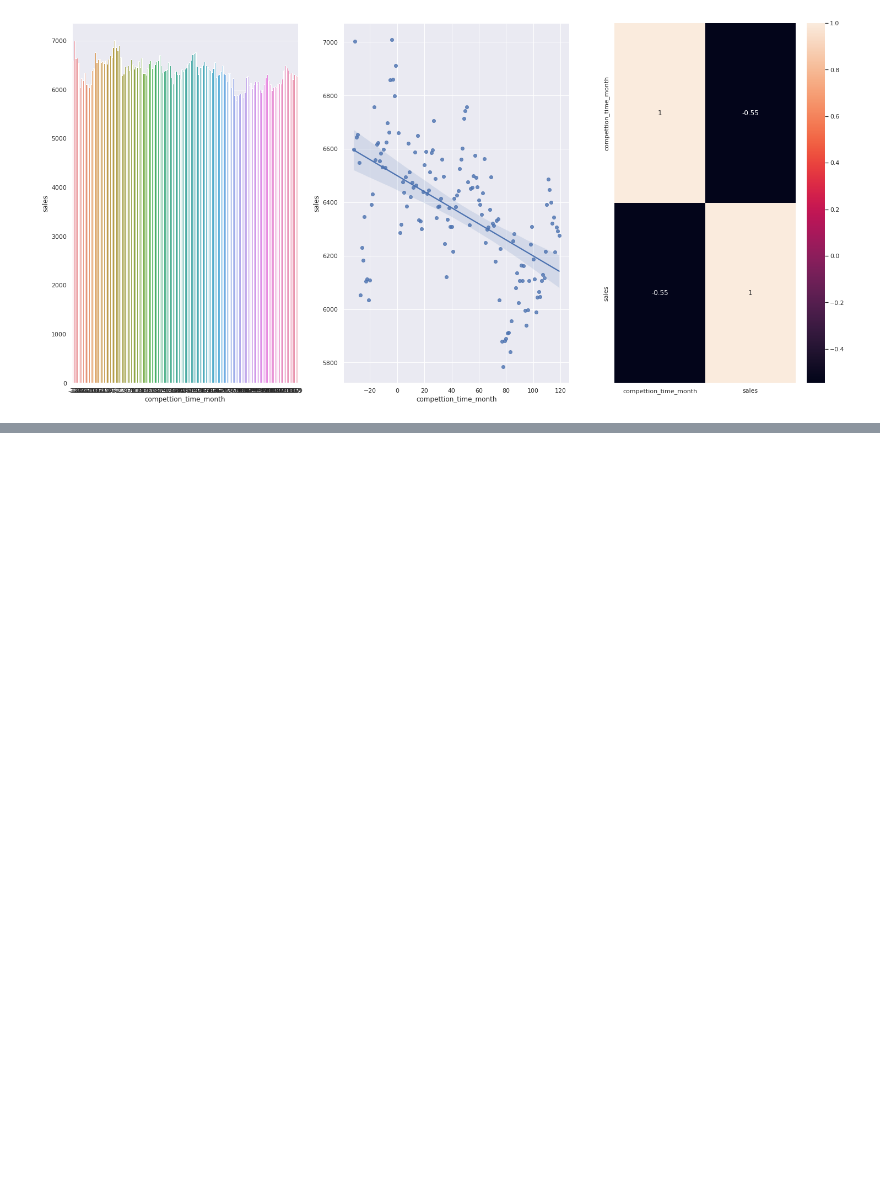
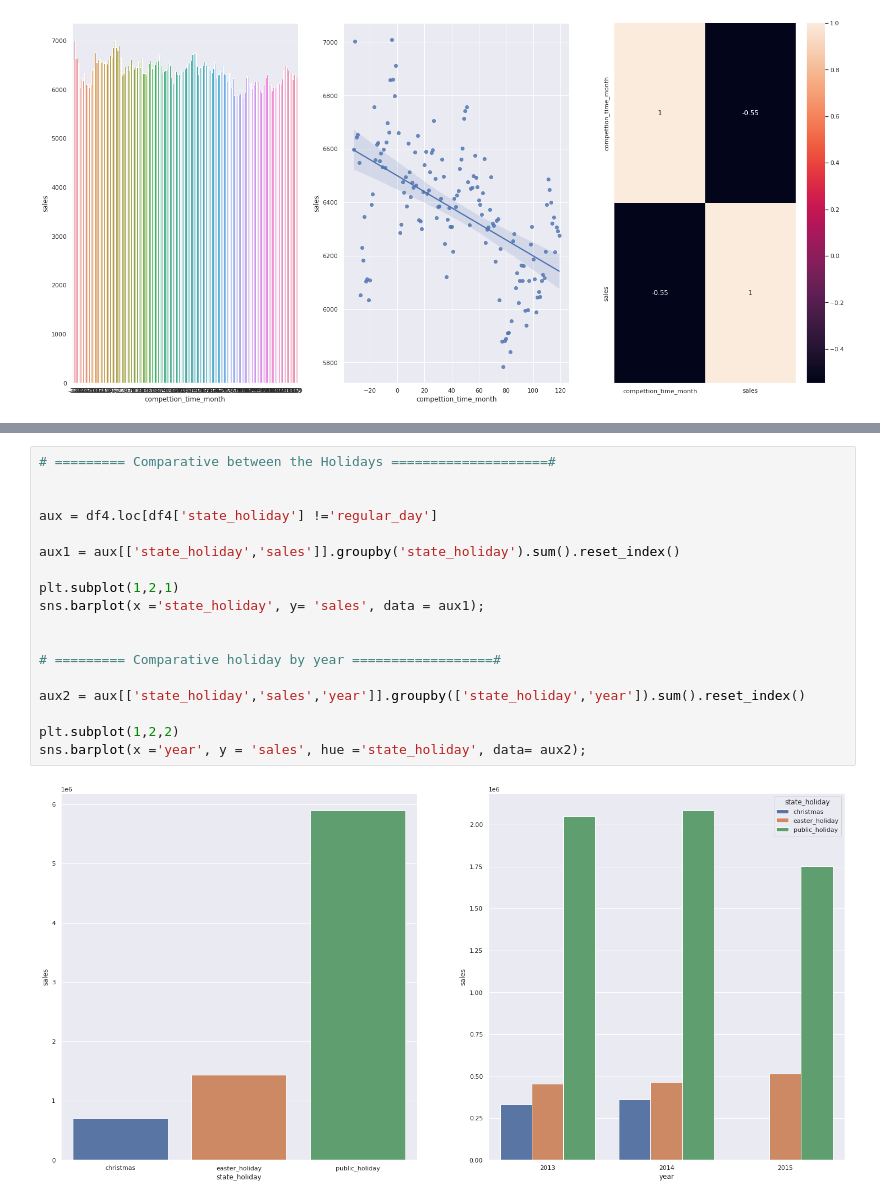
Before and after one commit to guiaraujofreitas/Rossmann-Store-Sales, a Jupyter notebook: m04_Store_Sales_prediction.ipynb, the cells around one changed output, grey strips where cells are left out. Cells and saved outputs as stored; diff of their text form; blank space fills up the shorter version.

```diff
--- a/m04_Store_Sales_prediction.ipynb
+++ b/m04_Store_Sales_prediction.ipynb
@@ -688,0 +698,20 @@ aux3.head()
+# %%
+# ========= Comparative between the Holidays ====================#
+
+
+aux = df4.loc[df4['state_holiday'] !='regular_day']
+
+aux1 = aux[['state_holiday','sales']].groupby('state_holiday').sum().reset_index()
+
+plt.subplot(1,2,1)
+sns.barplot(x ='state_holiday', y= 'sales', data = aux1);
+
+
+# ========= Comparative holiday by year ==================#
+
+aux2 = aux[['state_holiday','sales','year']].groupby(['state_holiday','year']).sum().reset_index()
+
+plt.subplot(1,2,2)
+sns.barplot(x ='year', y = 'sales', hue ='state_holiday', data= aux2);
+# %% [output]
+[figure, added]
```
Also changed, not shown: parts of 15 cells of this notebook.
